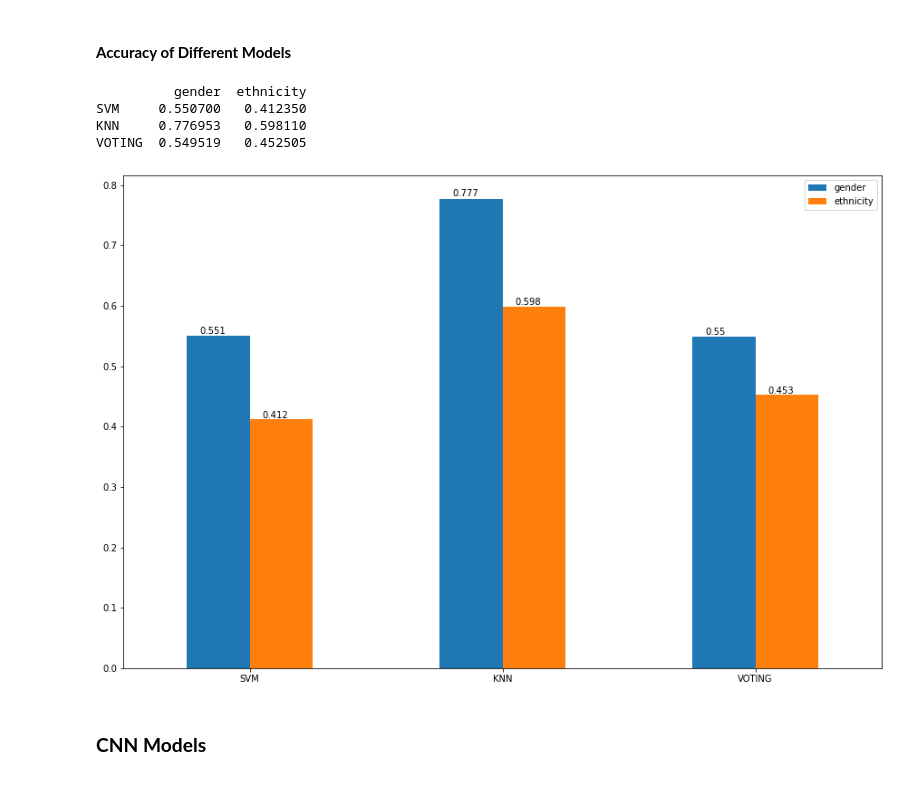
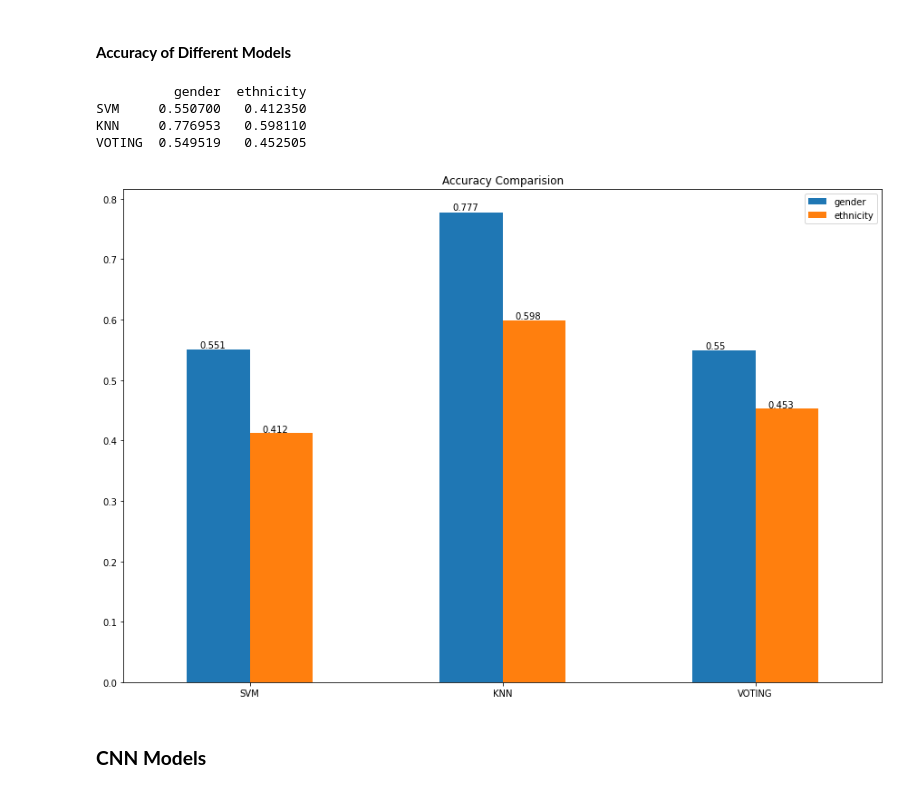
Before and after one commit to aydin-hasanli/age_gender_prediction, a Jupyter notebook: EDA.ipynb, the cells around one changed output. Saved outputs shown, nothing was run; the diff lists cells and outputs as text; code cells hidden in the pictures.

```diff
--- a/EDA.ipynb
+++ b/EDA.ipynb
@@ -430,21 +430,24 @@ KNeighborsClassifier Ethnicity Model Validation Accuracy = 0.45250548338113716
 # %%
 svm_accuracy=[svm_val_gender, svm_val_ethno]
 knn_accuracy=[neigh_val_gender, neigh_val_ethnicity]
 voting_accuracy=[voting_val_gender, voting_val_ethnicity]
 accuracy=pd.DataFrame( [svm_accuracy, knn_accuracy, voting_accuracy],
                         columns=['gender', 'ethnicity'],
                      index=['SVM','KNN','VOTING'])
 print(accuracy)
-ax=accuracy.plot.bar(y=accuracy.columns, rot=0, figsize=(15,10))
+ax=accuracy.plot.bar(y=accuracy.columns,
+                     rot=0,
+                     title='Accuracy Comparision',
+                     figsize=(15,10))
 for p in ax.patches:
     ax.annotate(f'{p.get_height():.3}', (p.get_x()+0.05 , p.get_height() * 1.005))
 ax.get_figure().savefig('images/Accuracy_comparision_.png');
 # %% [output]
           gender  ethnicity
 SVM     0.550700   0.412350
 KNN     0.776953   0.598110
 VOTING  0.549519   0.452505
-[figure, old version]
+[figure, new version]
 # %% [markdown]
 ### __CNN Models__
 # %% [markdown]
```
Also changed, not shown: parts of 12 cells of this notebook, 4 other files.
